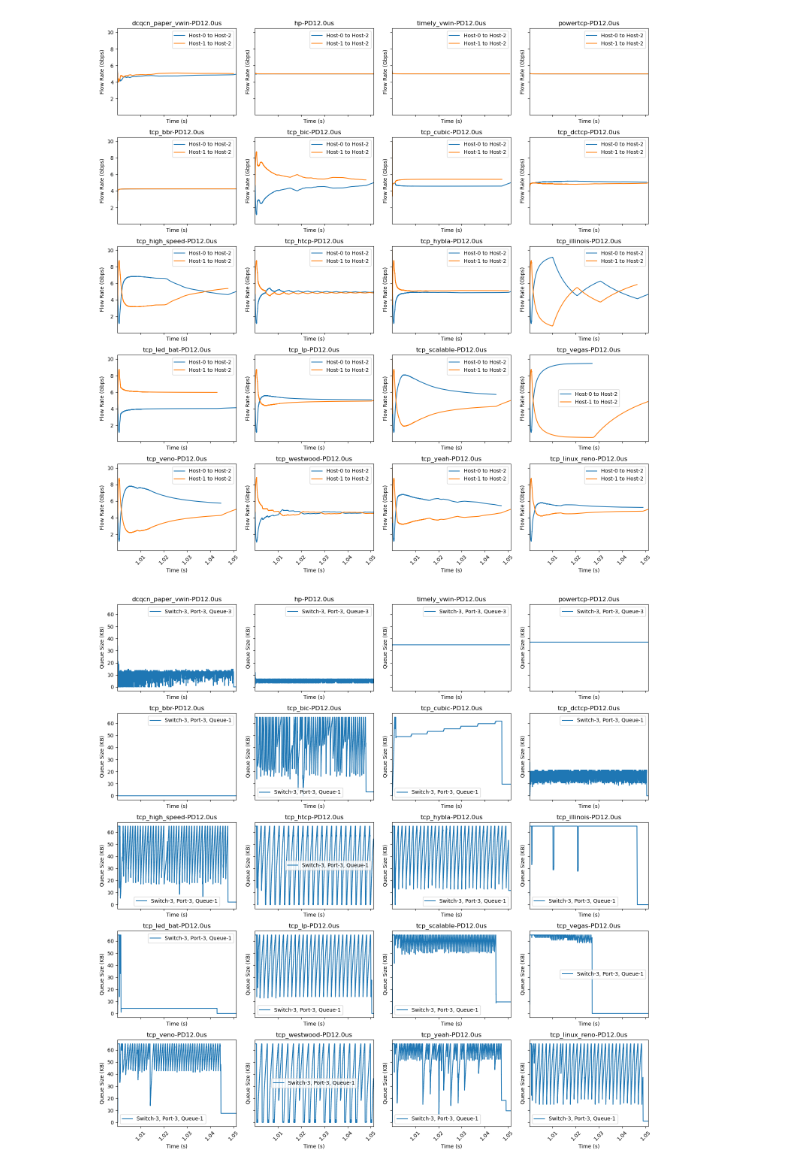
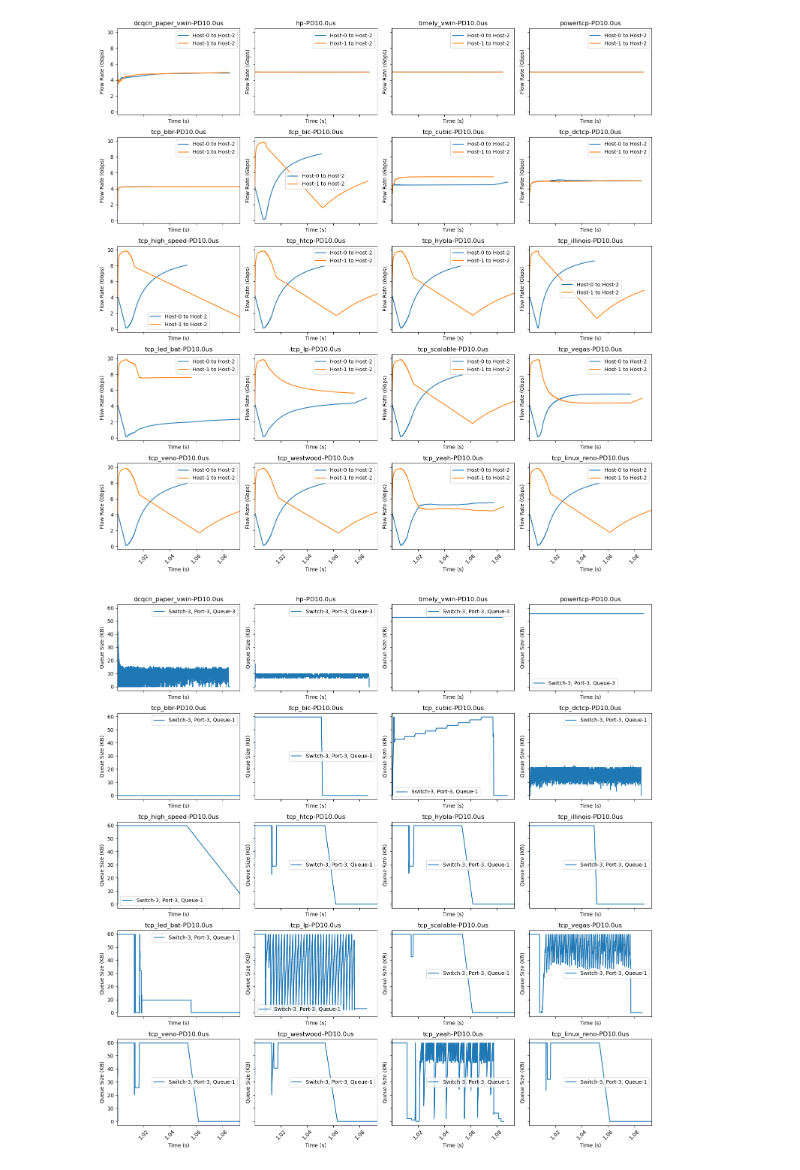
Before and after one commit to kwzhao/High-Precision-Congestion-Control, a Jupyter notebook: analysis/plt_sample_space_queue.ipynb, the cells around one changed output. Saved outputs shown, nothing was run; the diff lists cells and outputs as text; code cells hidden in the pictures.

```diff
--- a/analysis/plt_sample_space_queue.ipynb
+++ b/analysis/plt_sample_space_queue.ipynb
@@ -155,7 +155,7 @@ drop_bottom = 0.0  # Minimum value for the y-axis
 xtick_unit = 1e9
 xtick_unit_str = 's'
 # %%
-pd_bottleneck = 13000
+pd_bottleneck = 10000
 # pd_bottleneck = 18000
 # pd_bottleneck = 24000
 # pd_bottleneck = 33000
@@ -303,8 +303,8 @@ No drop events found in the log file. Stopping execution.
 # %%
 # Constants and setup
 data_dir = "/data2/lichenni/path_cc20_test/shard0_nflows1_nhosts3"
-for pd_bottleneck in [12000, 24000, 28000]:
-# for pd_bottleneck in [12000]:
+# for pd_bottleneck in [12000, 24000, 28000]:
+for pd_bottleneck in [10000]:
     topo_type = f"topo-pl-3-{bw_bottleneck}-{pd_bottleneck}"
     print(f"Processing {topo_type}...")
     # Initialize plots
@@ -360,2 +360,2 @@ Total number of packets: 60000, 60000
-[figure, old version]
+[figure, new version]
-[figure, old version]
+[figure, new version]
```
Also changed, not shown: parts of 2 cells of this notebook, 42 other files.
